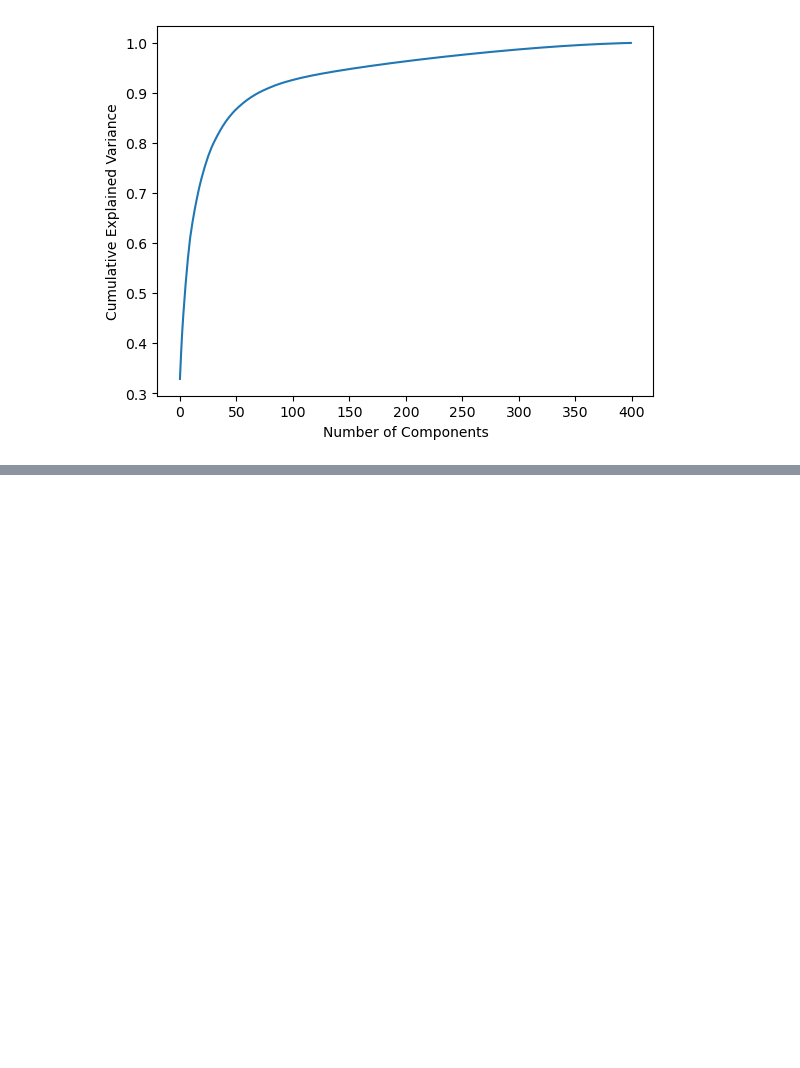
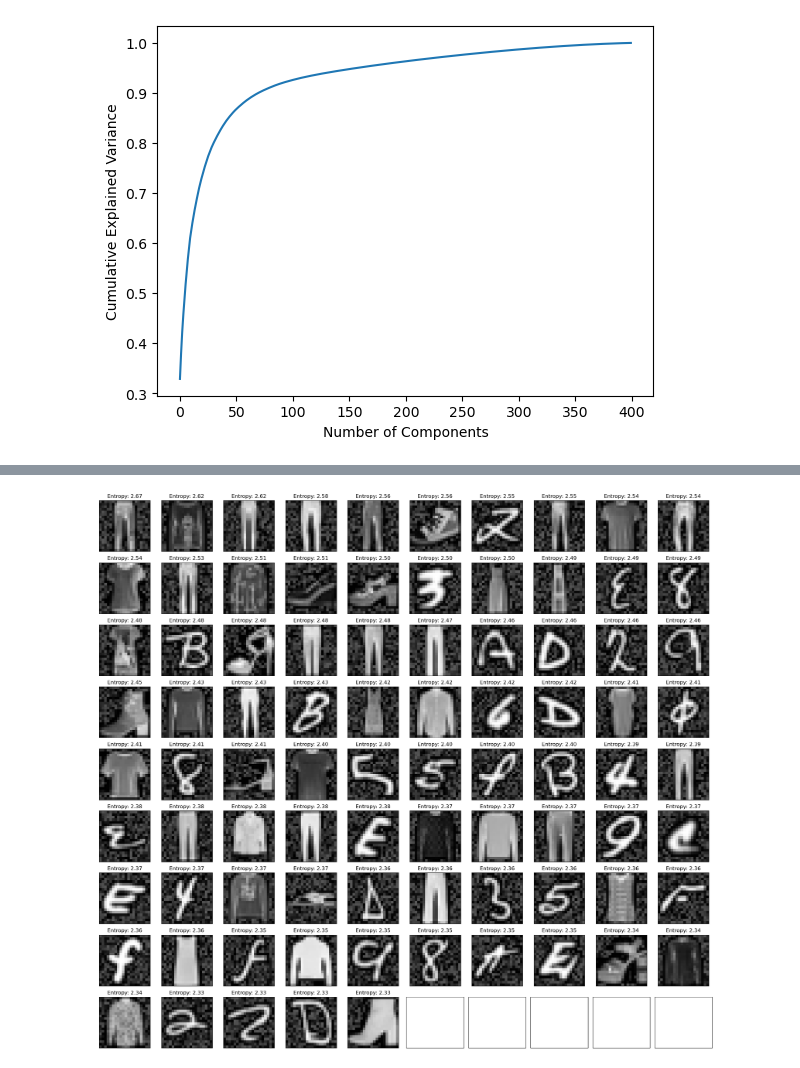
Before and after one commit to eliashovdenes/Machine-Learning-Handwritten-Character-Recognition, a Jupyter notebook: Oblig2.ipynb, the cells around one changed output, grey strips where cells are left out. Drawn from its saved outputs; the diff is of its cells as text; code cells hidden in the pictures; blank space fills up the shorter version.

```diff
--- a/Oblig2.ipynb
+++ b/Oblig2.ipynb
@@ -415,0 +463,34 @@ weighted avg       0.84      0.84      0.84      2951
+# %%
+import matplotlib.pyplot as plt
+import numpy as np
+from scipy.stats import entropy
+
+# Assuming X is the dataset and predicts_proba contains the predicted probabilities
+predicts_proba = rf.predict_proba(X)
+
+# Step 1: Calculate entropy for each image
+entropies = np.apply_along_axis(entropy, 1, predicts_proba)  # Apply entropy along axis 1
+
+# Step 2: Sort by entropy (highest entropy = most uncertain)
+most_uncertain_indices = np.argsort(entropies)[::-1]  # Sort in descending order of entropy
+
+# Step 3: Plot the most uncertain images based on entropy
+num_uncertain = 85 # Number of most uncertain images to display
+images_per_row = 10  # Number of images per row in the plot
+num_rows = (num_uncertain + images_per_row - 1) // images_per_row  # Calculate number of rows
+
+fig, axes = plt.subplots(num_rows, images_per_row, figsize=(images_per_row * 2, num_rows * 2))
+
+for i, ax in enumerate(axes.flat):
+    if i < num_uncertain:
+        image_idx = most_uncertain_indices[i]
+        image = X[image_idx].reshape(20, 20)  # Assuming the images are 20x20
+        ax.imshow(image, vmin=0, vmax=1, cmap="gray")
+        ax.set_title(f"Entropy: {entropies[image_idx]:.2f}")
+    ax.set_xticks([])  # Remove x-axis ticks
+    ax.set_yticks([])  # Remove y-axis ticks
+
+plt.tight_layout()
+plt.show()
+# %% [output]
+[figure, added]
```
Also changed, not shown: parts of 16 cells of this notebook.
